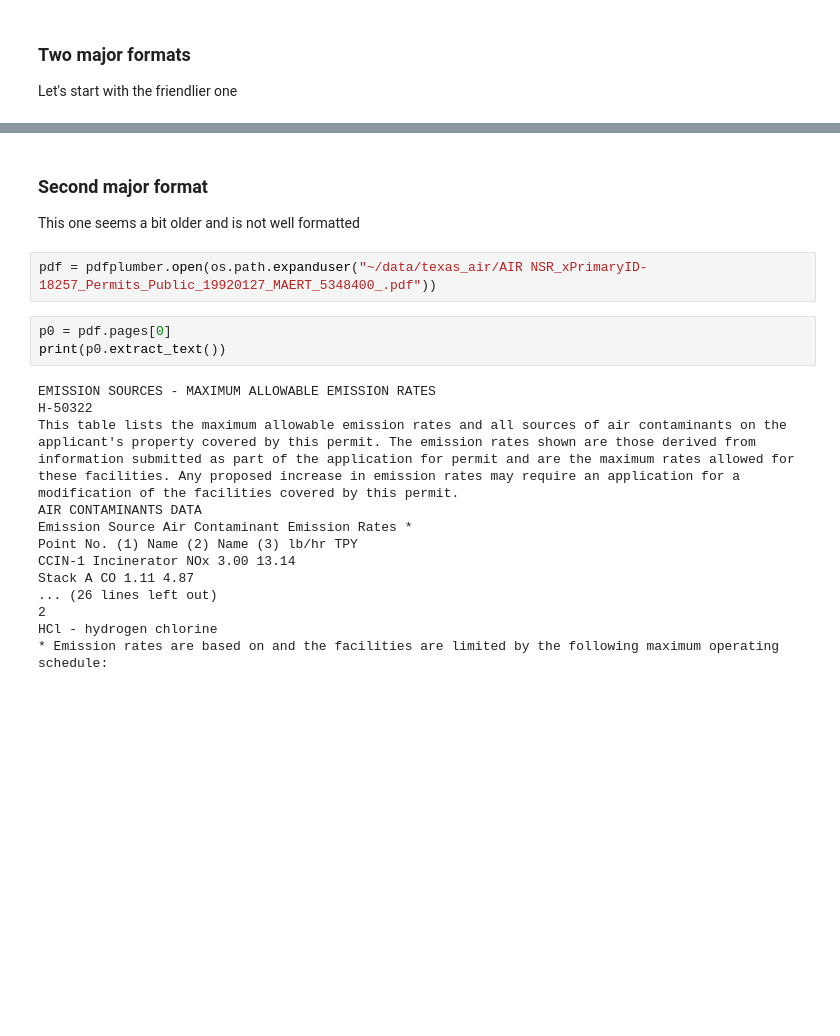
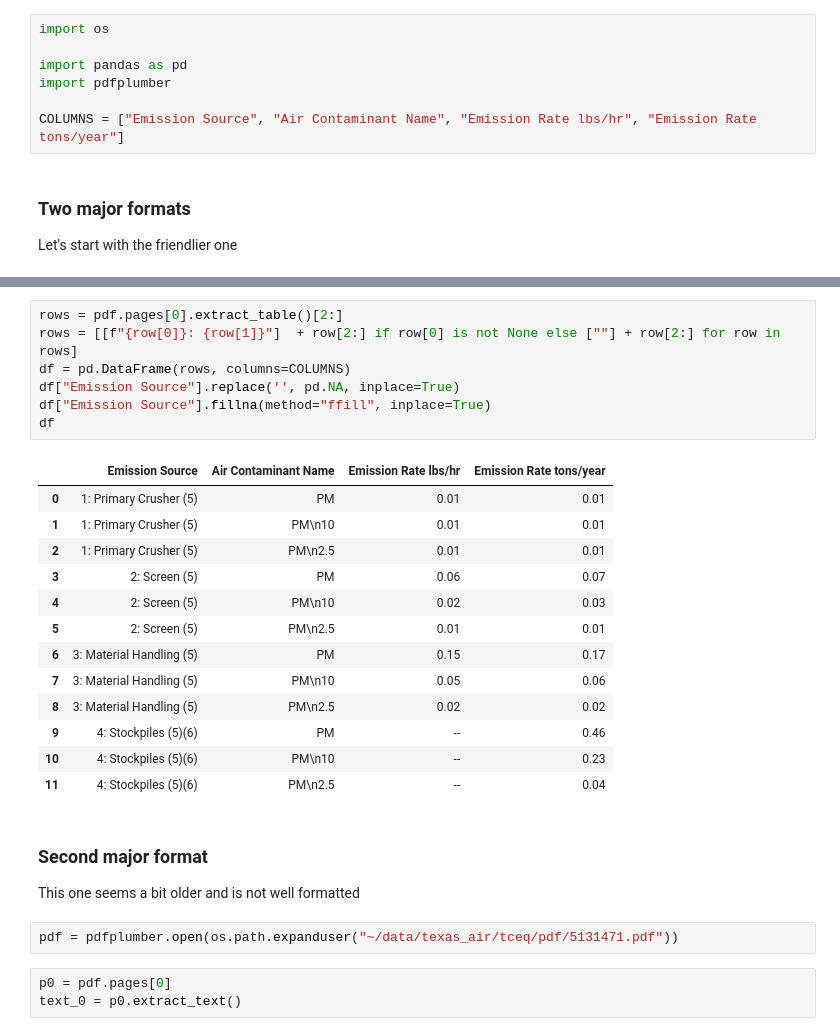
Before and after one commit to jrings/liberated_data, a Jupyter notebook: notebooks/pdf_plumbing.ipynb, the cells around one changed output, grey strips where cells are left out. Cells and saved outputs as stored; diff of their text form; blank space fills up the shorter version.

```diff
--- a/notebooks/pdf_plumbing.ipynb
+++ b/notebooks/pdf_plumbing.ipynb
@@ -4,3 +1,10 @@ import pdfplumber
+# %%
+import os
+
+import pandas as pd
+import pdfplumber
+
+COLUMNS = ["Emission Source", "Air Contaminant Name", "Emission Rate lbs/hr", "Emission Rate tons/year"]
 # %% [markdown]
 ### Two major formats
 
@@ -34,30 +17,33 @@ pdf.pages[0].extract_table()
+# %%
+rows = pdf.pages[0].extract_table()[2:]
+rows = [[f"{row[0]}: {row[1]}"]  + row[2:] if row[0] is not None else [""] + row[2:] for row in rows]
+df = pd.DataFrame(rows, columns=COLUMNS)
+df["Emission Source"].replace('', pd.NA, inplace=True)
+df["Emission Source"].fillna(method="ffill", inplace=True)
+df
+# %% [output]
+|  | Emission Source | Air Contaminant Name | Emission Rate lbs/hr | Emission Rate tons/year |
+| 0 | 1: Primary Crusher (5) | PM | 0.01 | 0.01 |
+| 1 | 1: Primary Crusher (5) | PM\n10 | 0.01 | 0.01 |
+| 2 | 1: Primary Crusher (5) | PM\n2.5 | 0.01 | 0.01 |
+| 3 | 2: Screen (5) | PM | 0.06 | 0.07 |
+| 4 | 2: Screen (5) | PM\n10 | 0.02 | 0.03 |
+| 5 | 2: Screen (5) | PM\n2.5 | 0.01 | 0.01 |
+| 6 | 3: Material Handling (5) | PM | 0.15 | 0.17 |
+| 7 | 3: Material Handling (5) | PM\n10 | 0.05 | 0.06 |
+| 8 | 3: Material Handling (5) | PM\n2.5 | 0.02 | 0.02 |
+| 9 | 4: Stockpiles (5)(6) | PM | -- | 0.46 |
+| 10 | 4: Stockpiles (5)(6) | PM\n10 | -- | 0.23 |
+| 11 | 4: Stockpiles (5)(6) | PM\n2.5 | -- | 0.04 |
 # %% [markdown]
 ### Second major format
 
 This one seems a bit older and is not well formatted
 # %%
-pdf = pdfplumber.open(os.path.expanduser("~/data/texas_air/AIR NSR_xPrimaryID-18257_Permits_Public_19920127_MAERT_5348400_.pdf"))
+pdf = pdfplumber.open(os.path.expanduser("~/data/texas_air/tceq/pdf/5131471.pdf"))
 # %%
 p0 = pdf.pages[0]
-print(p0.extract_text())
+text_0 = p0.extract_text()
-# %% [output]
-EMISSION SOURCES - MAXIMUM ALLOWABLE EMISSION RATES
-H-50322
-This table lists the maximum allowable emission rates and all sources of air contaminants on the
-applicant's property covered by this permit. The emission rates shown are those derived from
-information submitted as part of the application for permit and are the maximum rates allowed for
-these facilities. Any proposed increase in emission rates may require an application for a
-modification of the facilities covered by this permit.
-AIR CONTAMINANTS DATA
-Emission Source Air Contaminant Emission Rates *
-Point No. (1) Name (2) Name (3) lb/hr TPY
-CCIN-1 Incinerator NOx 3.00 13.14
-Stack A CO 1.11 4.87
-... (26 lines left out)
-2
-HCl - hydrogen chlorine
-* Emission rates are based on and the facilities are limited by the following maximum operating
-schedule:
 # %%
 im = p0.to_image()
 im.draw_line(((0, 230), (600, 230)))
```
Also changed, not shown: parts of 8 cells of this notebook, 2 other files.
